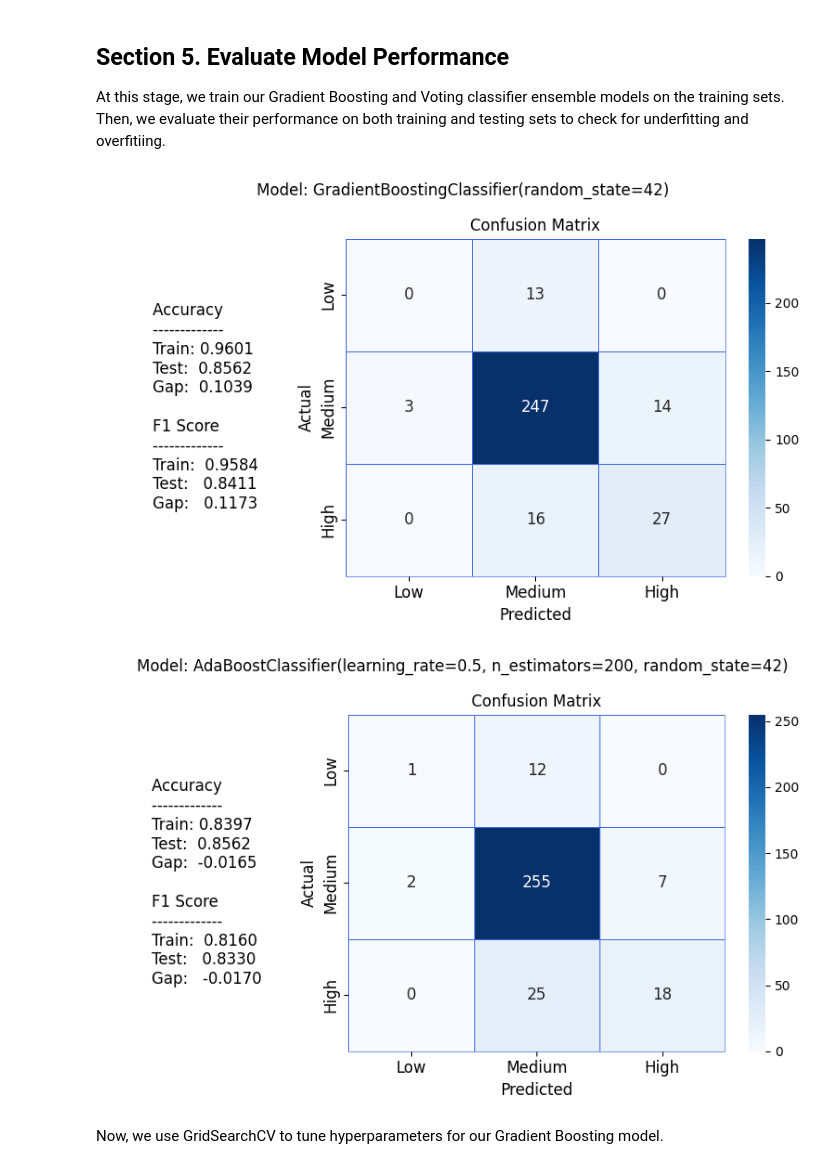
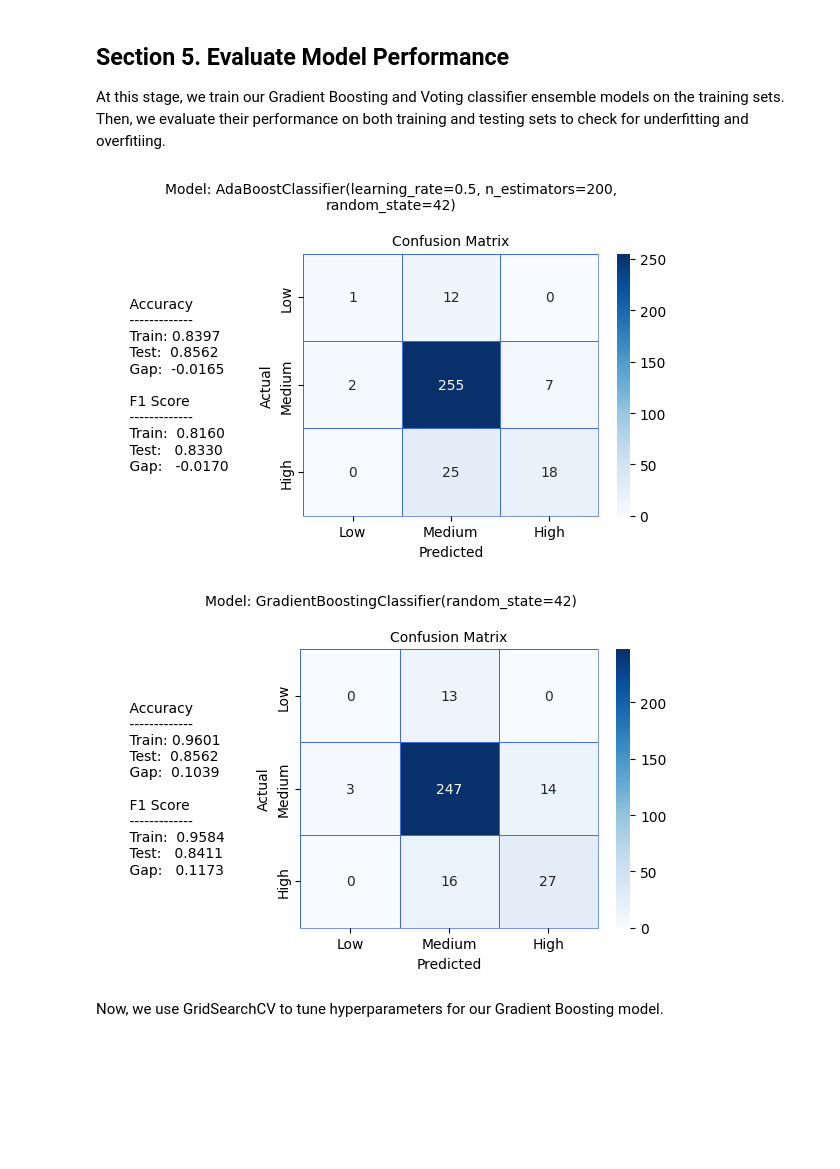
Before and after one commit to JfromNWMS/applied-ml-jordan, a Jupyter notebook: notebooks/project05/ensemble_jordan.ipynb, the cells around one changed output. Drawn from its saved outputs; the diff is of its cells as text; code cells hidden in the pictures; blank space fills up the shorter version.

```diff
--- a/notebooks/project05/ensemble_jordan.ipynb
+++ b/notebooks/project05/ensemble_jordan.ipynb
@@ -127,7 +128,7 @@ def evaluate_model(name, model, X_train, y_train, X_test, y_test, results):  # n
         }
     )
 
-    fig, axes = plt.subplots(nrows=1, ncols=2, figsize=(8,5), gridspec_kw={"width_ratios": [1,3]})
+    fig, axes = plt.subplots(nrows=1, ncols=2, figsize=(6,4), gridspec_kw={"width_ratios": [1,3]})
 
     results_text: str = f"""
     Accuracy
@@ -143,52 +144,51 @@ def evaluate_model(name, model, X_train, y_train, X_test, y_test, results):  # n
     Gap:   {f1_gap:.4f}
     """
     axes[0].text(0.05, 0.5, results_text,
-                 ha="left", va="center", fontsize=12)
+                 ha="left", va="center", fontsize=10)
     axes[0].axis("off")
 
     cm = confusion_matrix(y_test, y_test_pred)
     sns.heatmap(cm, annot=True, cmap="Blues", ax=axes[1],
                 linewidths=.5, linecolor="royalblue", fmt="d",
-                annot_kws={"size": 12})
+                annot_kws={"size": 10})
     axes[1].patch.set_edgecolor("royalblue")
     axes[1].patch.set_linewidth(0.5)
     axes[1].set(xlabel="Predicted", ylabel="Actual", title="Confusion Matrix")
-    [label.set_size(12) for label in (axes[1].xaxis.label, axes[1].yaxis.label, axes[1].title)]
-    axes[1].set_xticklabels(["Low", "Medium", "High"], size=12)
-    axes[1].set_yticklabels(["Low", "Medium", "High"], size=12)
+    [label.set_size(10) for label in (axes[1].xaxis.label, axes[1].yaxis.label, axes[1].title)]
+    axes[1].set_xticklabels(["Low", "Medium", "High"], size=10)
+    axes[1].set_yticklabels(["Low", "Medium", "High"], size=10)
 
-    fig.suptitle(f"Model: {model}")
+    fig.suptitle(textwrap.fill(f"Model: {model}", width=75), fontsize=10)
     plt.tight_layout()
     plt.show()
 
 results: list = []
 
+# 4. AdaBoost (200, lr=0.5)
+evaluate_model(
+    "AdaBoost (200, lr=0.5)",
+    AdaBoostClassifier(n_estimators=200, learning_rate=0.5, random_state=42),
+    X_train,
+    y_train,
+    X_test,
+    y_test,
+    results,
+)
 # 5. Gradient Boosting
 evaluate_model(
     "Gradient Boosting (100)",
     GradientBoostingClassifier(
         n_estimators=100, learning_rate=0.1, max_depth=3, random_state=42
     ),
     X_train,
     y_train,
     X_test,
     y_test,
     results,
 )
-
-# 4. AdaBoost (200, lr=0.5)
-evaluate_model(
-    "AdaBoost (200, lr=0.5)",
-    AdaBoostClassifier(n_estimators=200, learning_rate=0.5, random_state=42),
-    X_train,
-    y_train,
-    X_test,
-    y_test,
-    results,
-)
 # %% [output]
-[figure, old version]
+[figure, new version]
-[figure, old version]
+[figure, new version]
 # %% [markdown]
 Now, we use GridSearchCV to tune hyperparameters for our Gradient Boosting model.
 # %%
```
Also changed, not shown: parts of 4 cells of this notebook.
